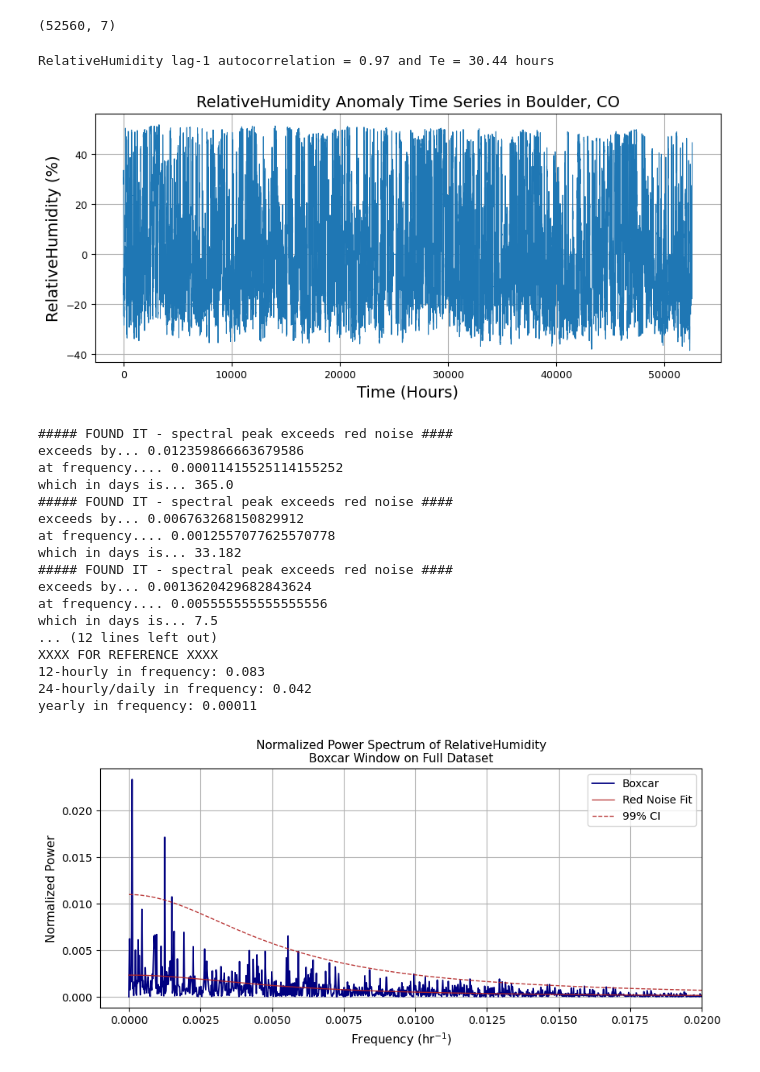
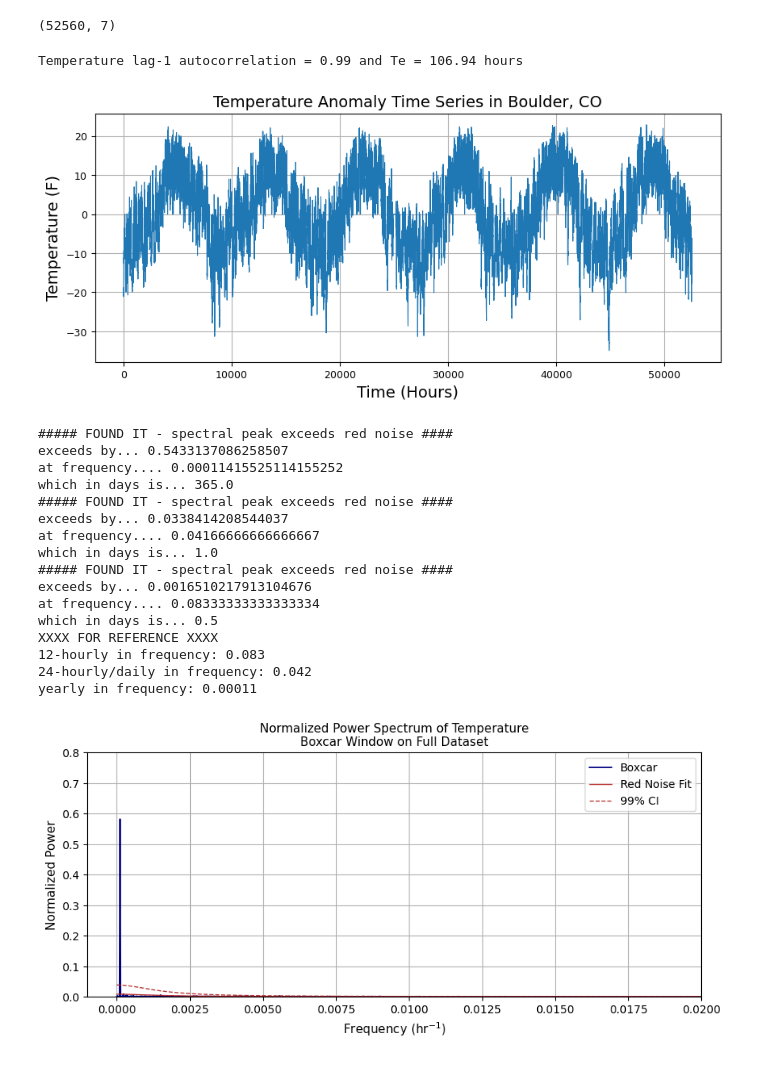
Before and after one commit to brandmt/ATOC5860_Spring2023, a Jupyter notebook: ApplicationLabs/Lab4/ATOC5860_applicationlab4_fft_mesa.ipynb, the cells around one changed output. Drawn from its saved outputs; the diff is of its cells as text; code cells hidden in the pictures.

```diff
--- a/ApplicationLabs/Lab4/ATOC5860_applicationlab4_fft_mesa.ipynb
+++ b/ApplicationLabs/Lab4/ATOC5860_applicationlab4_fft_mesa.ipynb
@@ -85,17 +85,17 @@ if option_missing=='option1':
 # %% [output]
 (52560, 7)
 # %%
-## Calculate the temperature anomaly and set that equal to the variable "data"
-# foo=data_nomissing[:,1]
-# data=foo-np.mean(foo)
-# var_str = "Temperature"
-# data_units = "F"
+# Calculate the temperature anomaly and set that equal to the variable "data"
+foo=data_nomissing[:,1]
+data=foo-np.mean(foo)
+var_str = "Temperature"
+data_units = "F"
 
 ## other variables to try (uncomment the code)
-foo=data_nomissing[:,2]
-data=foo-np.mean(foo)
-var_str = "RelativeHumidity"
-data_units = "%"
+# foo=data_nomissing[:,2]
+# data=foo-np.mean(foo)
+# var_str = "RelativeHumidity"
+# data_units = "%"
 
 #foo=data_nomissing[:,4]
 #data=foo-np.mean(foo)
@@ -107,7 +107,7 @@ rho,lag1_p = stats.pearsonr(data[0:len(data)-1],data[1:len(data)]) # rho = lag1_
 Te = -1./np.log(rho) # After Hartmann 6.4 with delta t = 1
 print(var_str,'lag-1 autocorrelation =',round(rho,2),'and Te =',round(Te,2),'hours')
 # %% [output]
-RelativeHumidity lag-1 autocorrelation = 0.97 and Te = 30.44 hours
+Temperature lag-1 autocorrelation = 0.99 and Te = 106.94 hours
 # %%
 ## Plot data
 fig = plt.figure(figsize=(10,4))
@@ -120,7 +120,7 @@ plt.title(var_str+" Anomaly Time Series in Boulder, CO",fontsize=14)
 plt.grid()
 #plt.savefig('XX.pdf', dpi=300, format='png')
 # %% [output]
-[figure, old version]
+[figure, new version]
 # %%
 alpha = 0.99 ## set statistical significance level
 
@@ -150,18 +150,17 @@ print('24-hourly/daily in frequency:',round(1/24,3))
 print('yearly in frequency:',round(1/(24*365),5))
 # %% [output]
 ##### FOUND IT - spectral peak exceeds red noise ####
-exceeds by... 0.012359866663679586
+exceeds by... 0.5433137086258507
 at frequency.... 0.00011415525114155252
 which in days is... 365.0
 ##### FOUND IT - spectral peak exceeds red noise ####
-exceeds by... 0.006763268150829912
-at frequency.... 0.0012557077625570778
-which in days is... 33.182
+exceeds by... 0.0338414208544037
+at frequency.... 0.04166666666666667
+which in days is... 1.0
 ##### FOUND IT - spectral peak exceeds red noise ####
-exceeds by... 0.0013620429682843624
-at frequency.... 0.005555555555555556
-which in days is... 7.5
-... (12 lines left out)
+exceeds by... 0.0016510217913104676
+at frequency.... 0.08333333333333334
+which in days is... 0.5
 XXXX FOR REFERENCE XXXX
 12-hourly in frequency: 0.083
 24-hourly/daily in frequency: 0.042
@@ -169,19 +168,19 @@ yearly in frequency: 0.00011
 # %%
 ### Plot the results
 fig = plt.figure(figsize=(10,4))
 method_str = "Boxcar Window on Full Dataset"
 plt.plot(freq,ps_n, color='navy', lw=1.3, label='Boxcar')
 plt.plot(freq,red_fit_n, color='firebrick', lw=1, alpha=0.9, label='Red Noise Fit') # freq plots 0...0.5
 plt.plot(freq,f_bounds, color='firebrick', lw=1, ls='--', alpha=0.9, label=str(int(alpha*100))+'% CI')
-# plt.ylim(0.0,0.80)
+plt.ylim(0.0,0.80)
 plt.xlim(-0.001,0.02)
 plt.xlabel("Frequency (hr$^{-1}$)",fontsize=11)
 plt.ylabel("Normalized Power",fontsize=11)
 plt.title("Normalized Power Spectrum of "+var_str+"\n"+method_str,fontsize=11)
 plt.legend(loc='upper right',fontsize=10)
 plt.grid()
 # %% [output]
-[figure, old version]
+[figure, new version]
 # %%
 ### Plot the results -- zoom in to get a better look at the three large peaks
 fig = plt.figure(figsize=(10,8))
```
Also changed, not shown: parts of 5 cells of this notebook.
